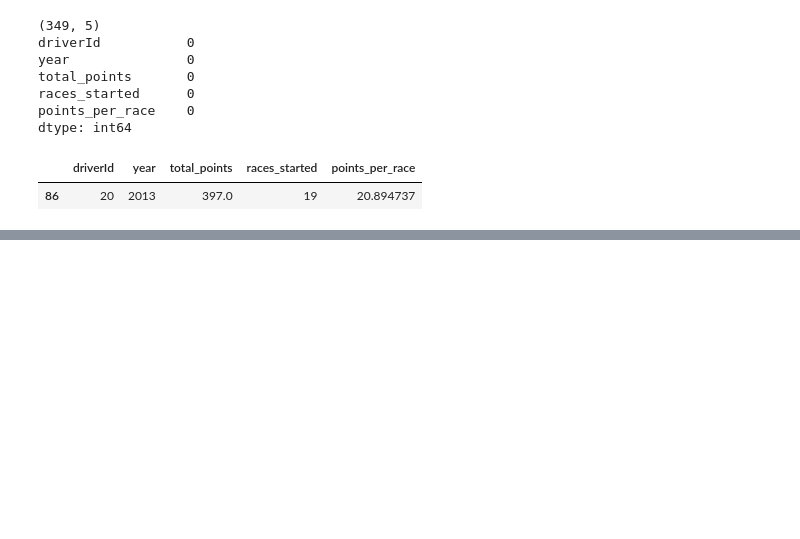
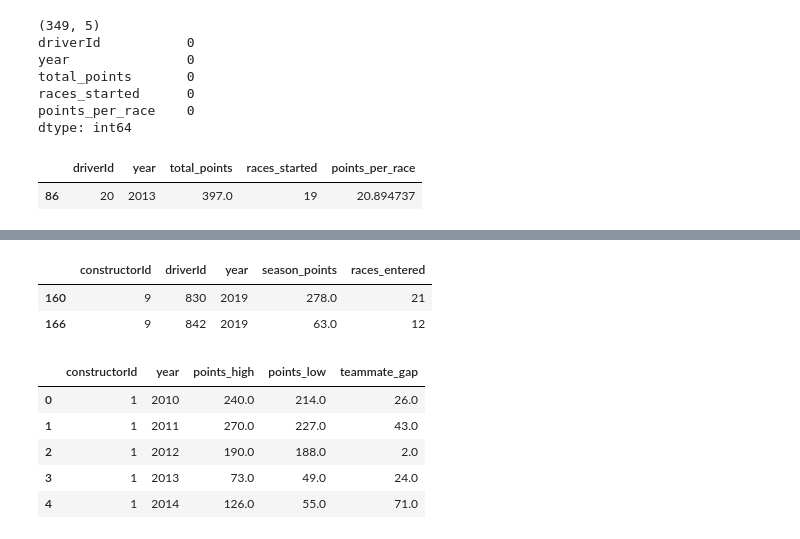
Before and after one commit to ayemaqu/F1_Driver_vs_Strategy, a Jupyter notebook: notebooks/02_feature_engineering.ipynb, the cells around one changed output, grey strips where cells are left out. Cells and saved outputs as stored; diff of their text form; code cells hidden in the pictures; blank space fills up the shorter version.

```diff
--- a/notebooks/02_feature_engineering.ipynb
+++ b/notebooks/02_feature_engineering.ipynb
@@ -241,0 +355,36 @@ dtype: int64
+# %%
+top_two = (
+    team_driver_season
+    .sort_values(['races_entered', 'season_points'], ascending=False)
+    .groupby(['constructorId', 'year'])
+    .head(2)
+)
+
+top_two[(top_two['constructorId'] == 9) & (top_two['year'] == 2019)]
+# %% [output]
+|  | constructorId | driverId | year | season_points | races_entered |
+| 160 | 9 | 830 | 2019 | 278.0 | 21 |
+| 166 | 9 | 842 | 2019 | 63.0 | 12 |
+# %%
+# For each team-season, the gap is the higher scorer minus the lower scorer
+team_season = (
+    top_two
+    .groupby(['constructorId', 'year'])
+    .agg(
+        points_high=('season_points', 'max'),
+        points_low=('season_points', 'min')
+    )
+    .reset_index()
+)
+
+# The feature itself
+team_season['teammate_gap'] = team_season['points_high'] - team_season['points_low']
+
+team_season.head()
+# %% [output]
+|  | constructorId | year | points_high | points_low | teammate_gap |
+| 0 | 1 | 2010 | 240.0 | 214.0 | 26.0 |
+| 1 | 1 | 2011 | 270.0 | 227.0 | 43.0 |
+| 2 | 1 | 2012 | 190.0 | 188.0 | 2.0 |
+| 3 | 1 | 2013 | 73.0 | 49.0 | 24.0 |
+| 4 | 1 | 2014 | 126.0 | 55.0 | 71.0 |
```
Also changed, not shown: parts of 12 cells of this notebook.
